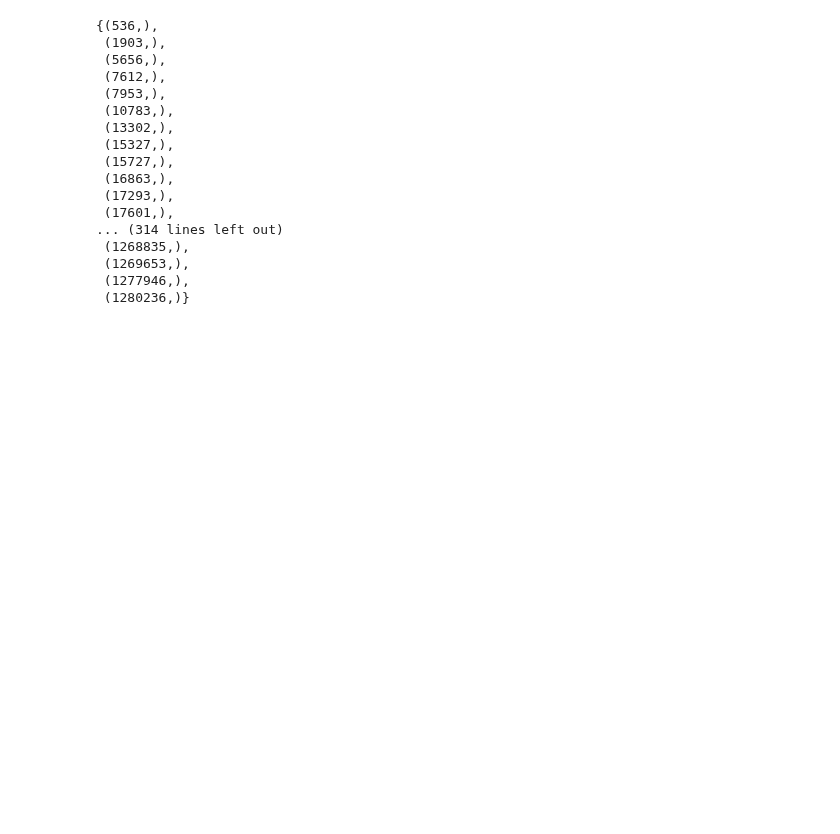
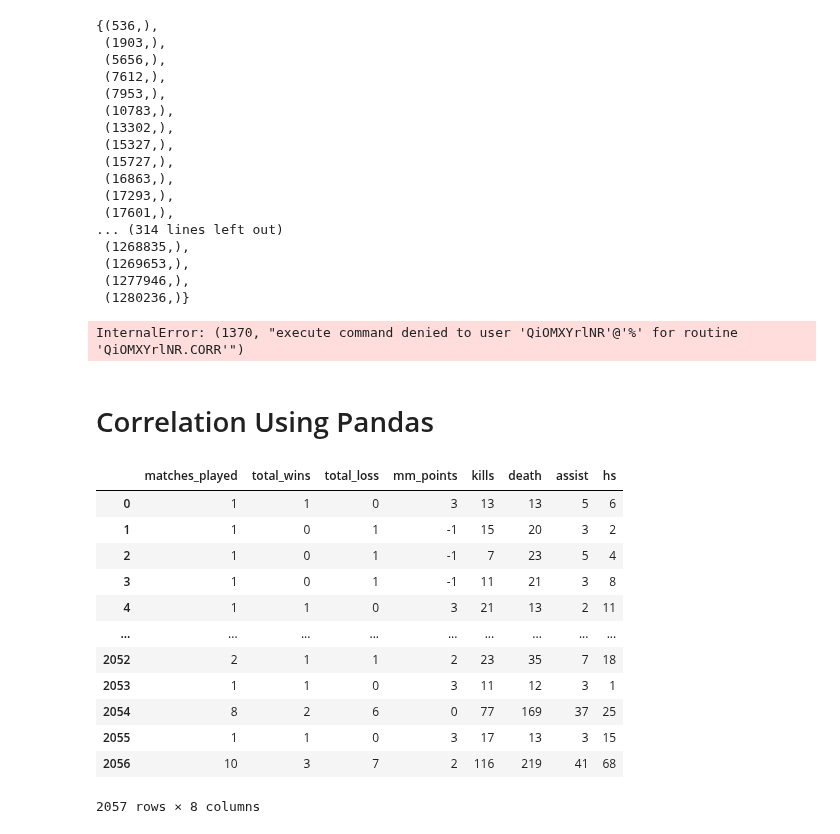
Before and after one commit to victor-s-santos/DataAnalystic-Test, a Jupyter notebook: Analysis.ipynb, the cells around one changed output. Drawn from its saved outputs; the diff is of its cells as text; code cells hidden in the pictures; blank space fills up the shorter version.

```diff
--- a/Analysis.ipynb
+++ b/Analysis.ipynb
@@ -141,3 +141,9 @@ intersec
  (1269653,),
  (1277946,),
  (1280236,)}
+# %%
+cursor.execute("SELECT CORR(total_wins, kills) FROM matchmaking_stats_summary;")
+# %% [output]
+InternalError: (1370, "execute command denied to user 'QiOMXYrlNR'@'%' for routine 'QiOMXYrlNR.CORR'")
+# %% [markdown]
+# Correlation Using Pandas
@@ -143,0 +153,18 @@ intersec
+# %%
+#Removing the unnecessaries columns
+my_df = match.drop(columns=['player_id', 'created_at', 'updated_at'])
+my_df
+# %% [output]
+|  | matches_played | total_wins | total_loss | mm_points | kills | death | assist | hs |
+| 0 | 1 | 1 | 0 | 3 | 13 | 13 | 5 | 6 |
+| 1 | 1 | 0 | 1 | -1 | 15 | 20 | 3 | 2 |
+| 2 | 1 | 0 | 1 | -1 | 7 | 23 | 5 | 4 |
+| 3 | 1 | 0 | 1 | -1 | 11 | 21 | 3 | 8 |
+| 4 | 1 | 1 | 0 | 3 | 21 | 13 | 2 | 11 |
+| ... | ... | ... | ... | ... | ... | ... | ... | ... |
+| 2052 | 2 | 1 | 1 | 2 | 23 | 35 | 7 | 18 |
+| 2053 | 1 | 1 | 0 | 3 | 11 | 12 | 3 | 1 |
+| 2054 | 8 | 2 | 6 | 0 | 77 | 169 | 37 | 25 |
+| 2055 | 1 | 1 | 0 | 3 | 17 | 13 | 3 | 15 |
+| 2056 | 10 | 3 | 7 | 2 | 116 | 219 | 41 | 68 |
+2057 rows × 8 columns
```
Also changed, not shown: parts of 4 cells of this notebook.
